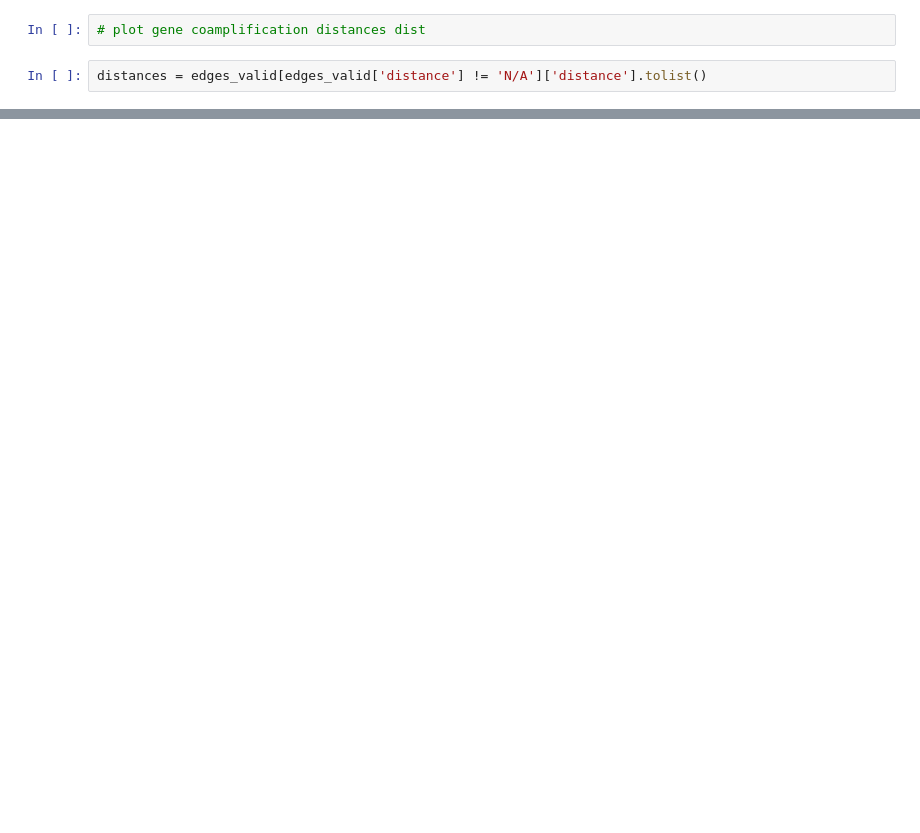
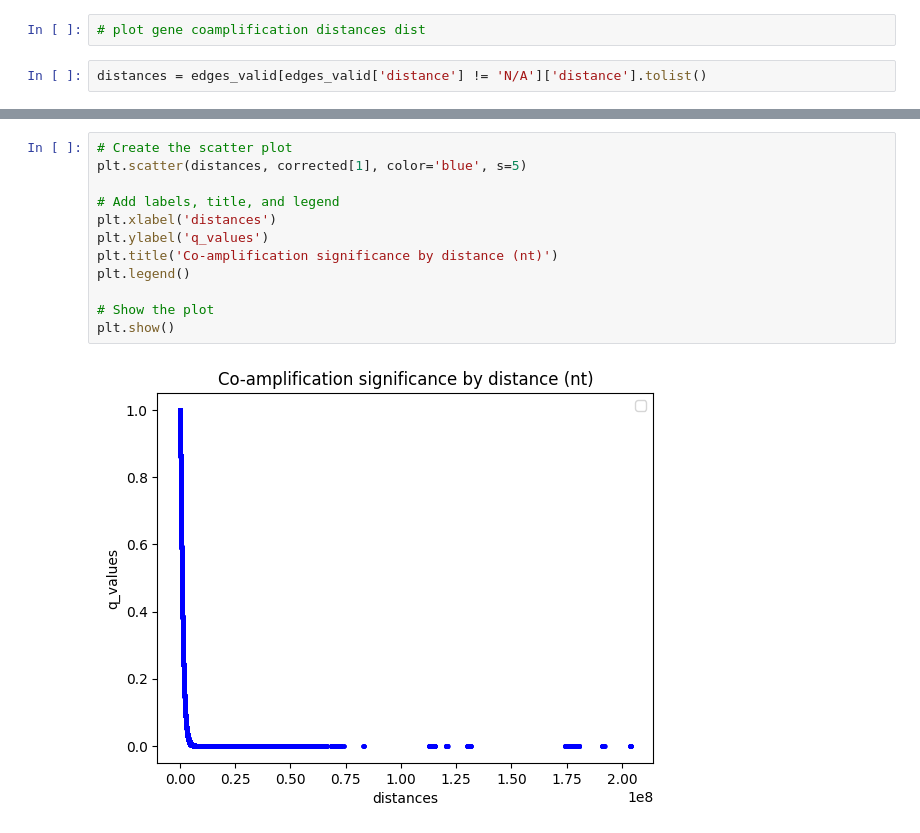
Before and after one commit to michaelchan77/ecdna-coamp, a Jupyter notebook: scripts/co-amp_significance_testing.ipynb, the cells around one changed output, grey strips where cells are left out. Drawn from its saved outputs; the diff is of its cells as text; blank space fills up the shorter version.

```diff
--- a/scripts/co-amp_significance_testing.ipynb
+++ b/scripts/co-amp_significance_testing.ipynb
@@ -188,0 +226,14 @@ plt.show()
+# %%
+# Create the scatter plot
+plt.scatter(distances, corrected[1], color='blue', s=5)
+
+# Add labels, title, and legend
+plt.xlabel('distances')
+plt.ylabel('q_values')
+plt.title('Co-amplification significance by distance (nt)')
+plt.legend()
+
+# Show the plot
+plt.show()
+# %% [output]
+[figure, added]
```
Also changed, not shown: parts of 12 cells of this notebook, 1 other file.
